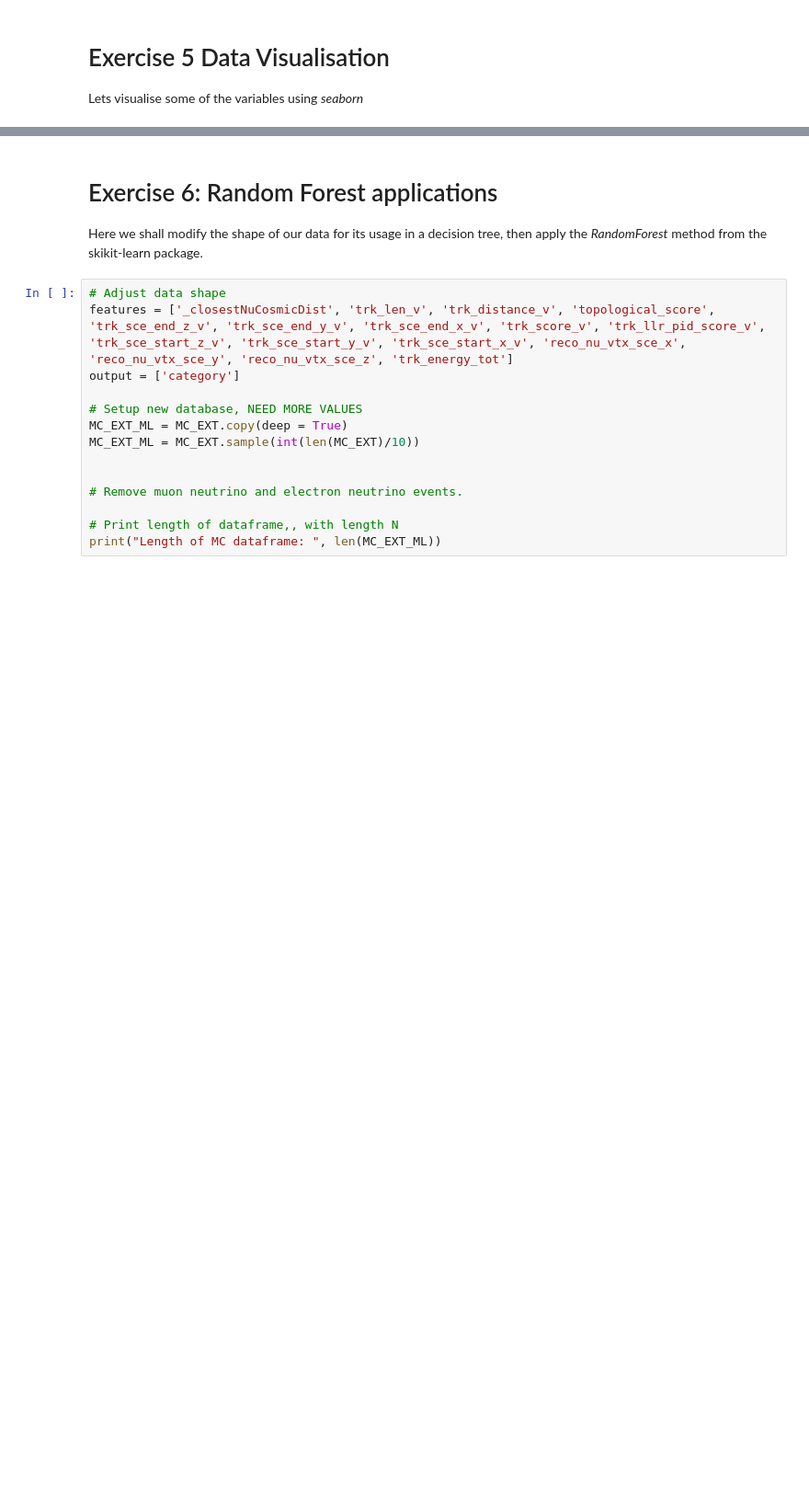
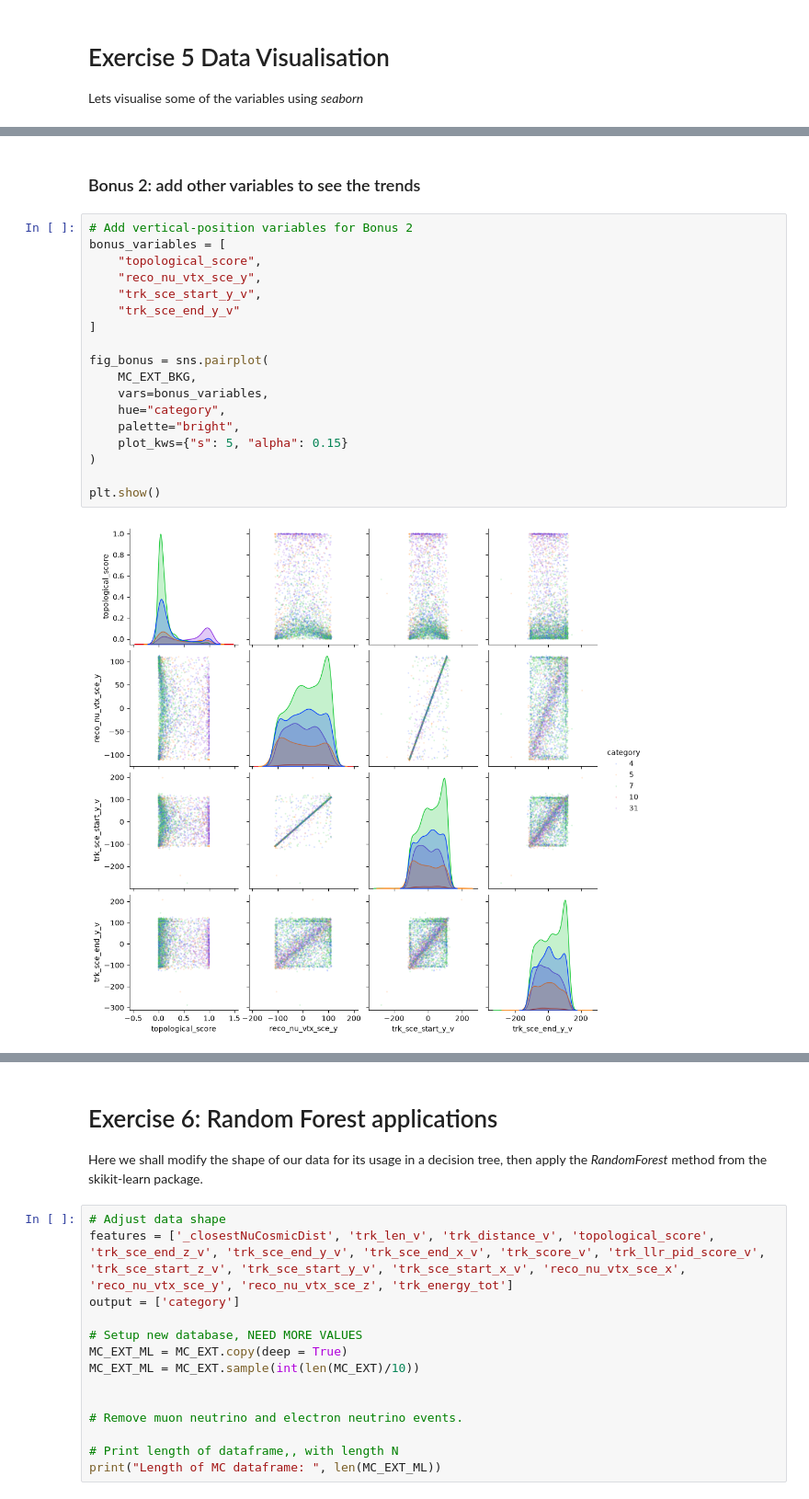
Before and after one commit to CanonicaliTY/uboone_lab_student_copy, a Jupyter notebook: MainAnalysis_template.ipynb, the cells around one changed output, grey strips where cells are left out. Shown at 92% size. Cells and saved outputs as stored; diff of their text form; blank space fills up the shorter version.

```diff
--- a/MainAnalysis_template.ipynb
+++ b/MainAnalysis_template.ipynb
@@ -174,0 +214,22 @@ ptype_no_mu = [r"mid ID", r"Out Fid. Vol.", r"EXT", r"$\nu_e$ CC", r"$\nu$ NC"]
+# %% [markdown]
+### Bonus 2: add other variables to see the trends
+# %%
+# Add vertical-position variables for Bonus 2
+bonus_variables = [
+    "topological_score",
+    "reco_nu_vtx_sce_y",
+    "trk_sce_start_y_v",
+    "trk_sce_end_y_v"
+]
+
+fig_bonus = sns.pairplot(
+    MC_EXT_BKG,
+    vars=bonus_variables,
+    hue="category",
+    palette="bright",
+    plot_kws={"s": 5, "alpha": 0.15}
+)
+
+plt.show()
+# %% [output]
+[figure, added]
```
Also changed, not shown: parts of 8 cells of this notebook, 4 other files.
